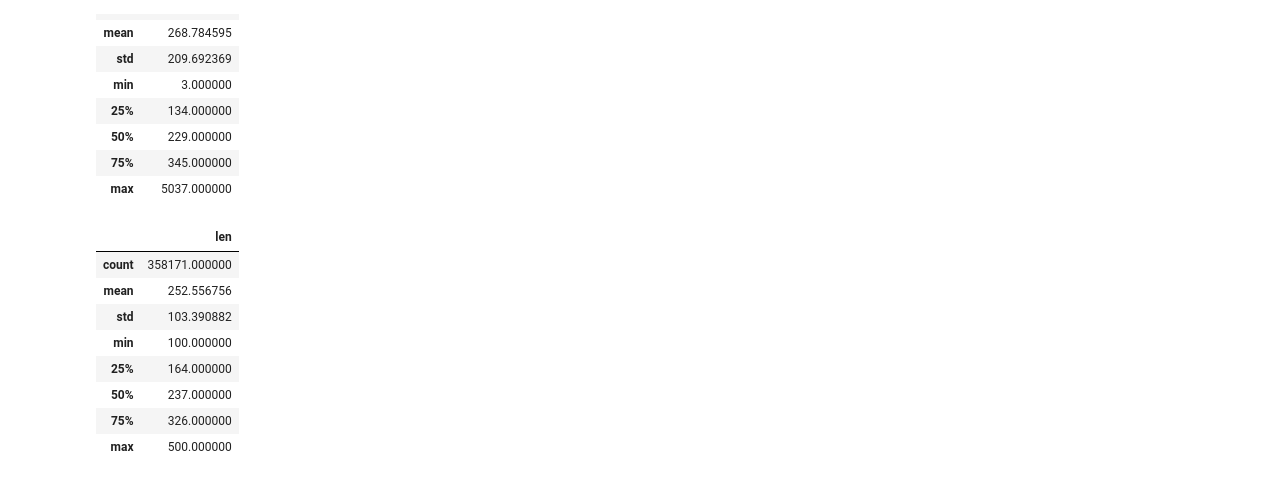
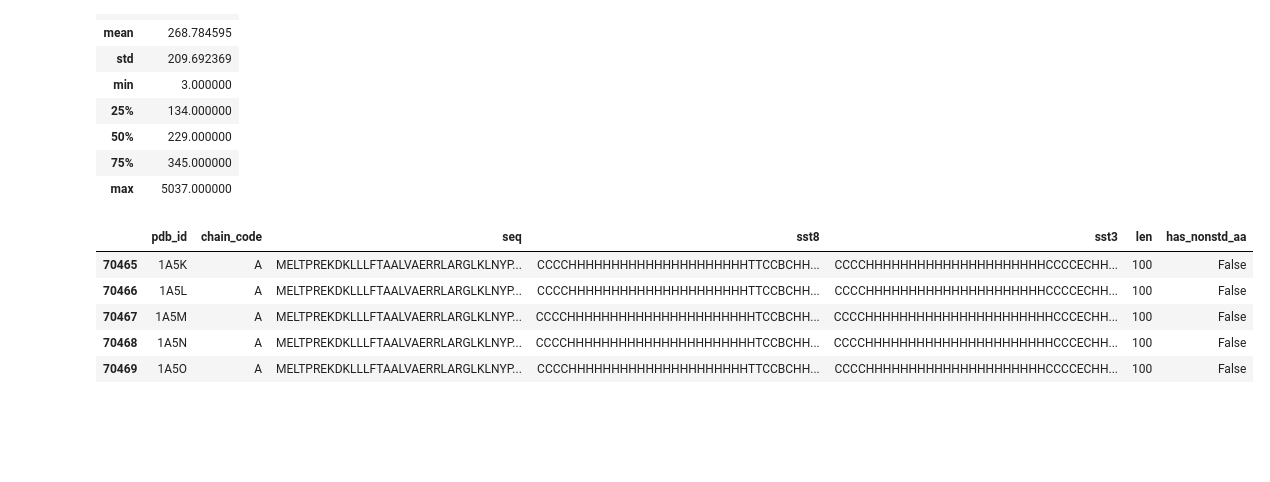
Before and after one commit to KargKarg/markov_structure_proteine, a Jupyter notebook: markov.ipynb, the cells around one changed output. Cells and saved outputs as stored; diff of their text form; code cells hidden in the pictures; blank space fills up the shorter version.

```diff
--- a/markov.ipynb
+++ b/markov.ipynb
@@ -306,14 +308,12 @@ database.describe()
 | max | 5037.000000 |
 # %%
 db_ = database[(database["len"] >= 100) & (database["len"] < 501) & (database["has_nonstd_aa"] == False)]
-db_.describe()
+db_ = db_.drop_duplicates(subset=['pdb_id', 'sst3'], keep='first')
+db_.head()
 # %% [output]
-|  | len |
-| count | 358171.000000 |
-| mean | 252.556756 |
-| std | 103.390882 |
-| min | 100.000000 |
-| 25% | 164.000000 |
-| 50% | 237.000000 |
-| 75% | 326.000000 |
-| max | 500.000000 |
+|  | pdb_id | chain_code | seq | sst8 | sst3 | len | has_nonstd_aa |
+| 70465 | 1A5K | A | MELTPREKDKLLLFTAALVAERRLARGLKLNYP... | CCCCHHHHHHHHHHHHHHHHHHHHHTTCCBCHH... | CCCCHHHHHHHHHHHHHHHHHHHHHCCCCECHH... | 100 | False |
+| 70466 | 1A5L | A | MELTPREKDKLLLFTAALVAERRLARGLKLNYP... | CCCCHHHHHHHHHHHHHHHHHHHHHTTCCBCHH... | CCCCHHHHHHHHHHHHHHHHHHHHHCCCCECHH... | 100 | False |
+| 70467 | 1A5M | A | MELTPREKDKLLLFTAALVAERRLARGLKLNYP... | CCCCHHHHHHHHHHHHHHHHHHHHHHTCCBCHH... | CCCCHHHHHHHHHHHHHHHHHHHHHHCCCECHH... | 100 | False |
+| 70468 | 1A5N | A | MELTPREKDKLLLFTAALVAERRLARGLKLNYP... | CCCCHHHHHHHHHHHHHHHHHHHHHHTCCBCHH... | CCCCHHHHHHHHHHHHHHHHHHHHHHCCCECHH... | 100 | False |
+| 70469 | 1A5O | A | MELTPREKDKLLLFTAALVAERRLARGLKLNYP... | CCCCHHHHHHHHHHHHHHHHHHHHHTTCCBCHH... | CCCCHHHHHHHHHHHHHHHHHHHHHCCCCECHH... | 100 | False |
```
Also changed, not shown: parts of 15 cells of this notebook, 2 other files.
